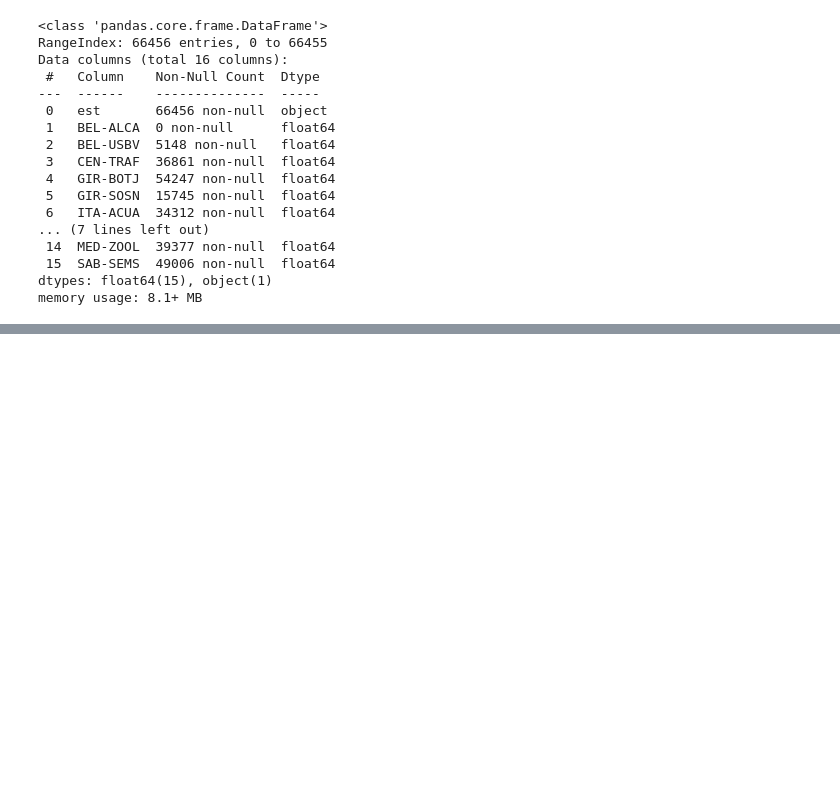
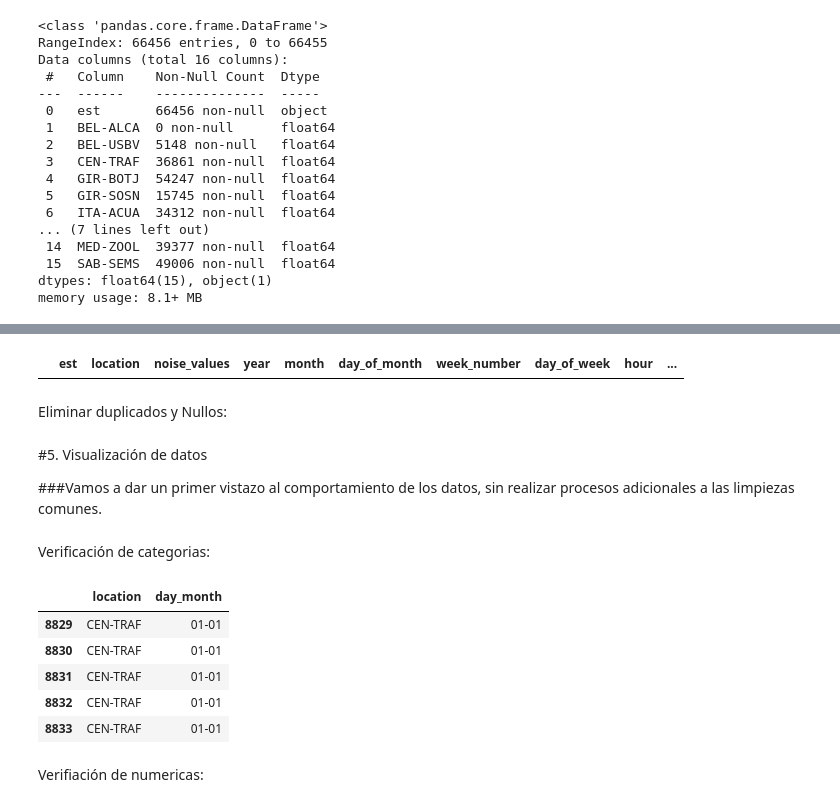
Before and after one commit to jmparradov/MachineLearning_Project, a Jupyter notebook: Machine_Learning_Project.ipynb, the cells around one changed output, grey strips where cells are left out. Drawn from its saved outputs; the diff is of its cells as text; code cells hidden in the pictures; blank space fills up the shorter version.

```diff
--- a/Machine_Learning_Project.ipynb
+++ b/Machine_Learning_Project.ipynb
@@ -357,0 +110,6 @@ plt.show()
+# %%
+d.loc[d.duplicated()]
+# %% [output]
+|  | est | location | noise_values | year | month | day_of_month | week_number | day_of_week | hour | ... |
+# %% [markdown]
+Eliminar duplicados y Nullos:
@@ -357,0 +120,19 @@ plt.show()
+# %% [markdown]
+#5. Visualización de datos
+
+###Vamos a dar un primer vistazo al comportamiento de los datos, sin realizar procesos adicionales a las limpiezas comunes.
+# %% [markdown]
+Verificación de categorias:
+# %%
+catCols = d.select_dtypes(include = ["object", 'category']).columns.tolist()
+
+d[catCols].head(5)
+# %% [output]
+|  | location | day_month |
+| 8829 | CEN-TRAF | 01-01 |
+| 8830 | CEN-TRAF | 01-01 |
+| 8831 | CEN-TRAF | 01-01 |
+| 8832 | CEN-TRAF | 01-01 |
+| 8833 | CEN-TRAF | 01-01 |
+# %% [markdown]
+Verifiación de numericas:
```
Also changed, not shown: parts of 63 cells of this notebook.
